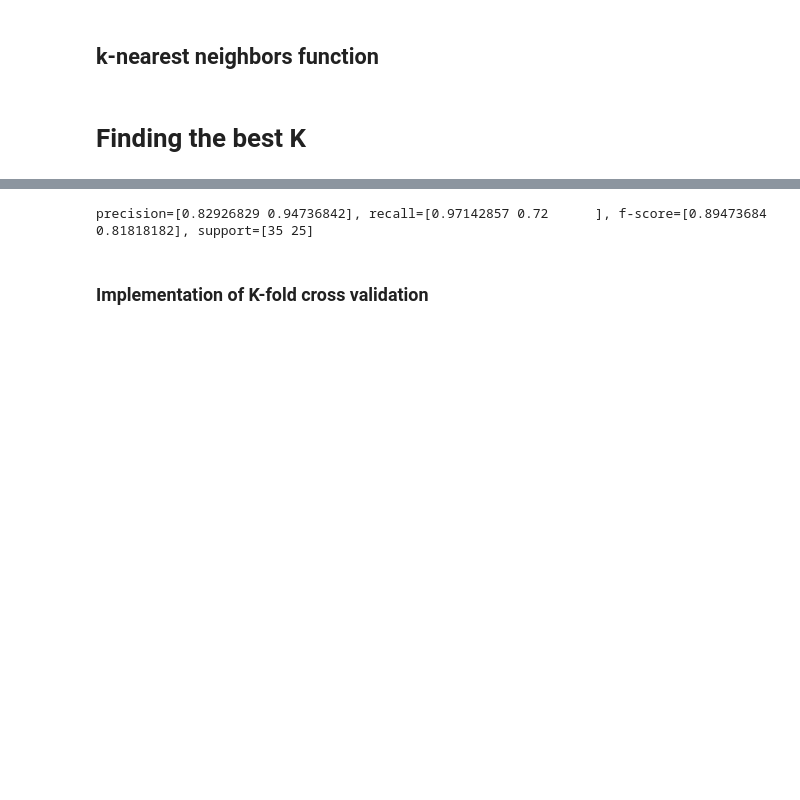
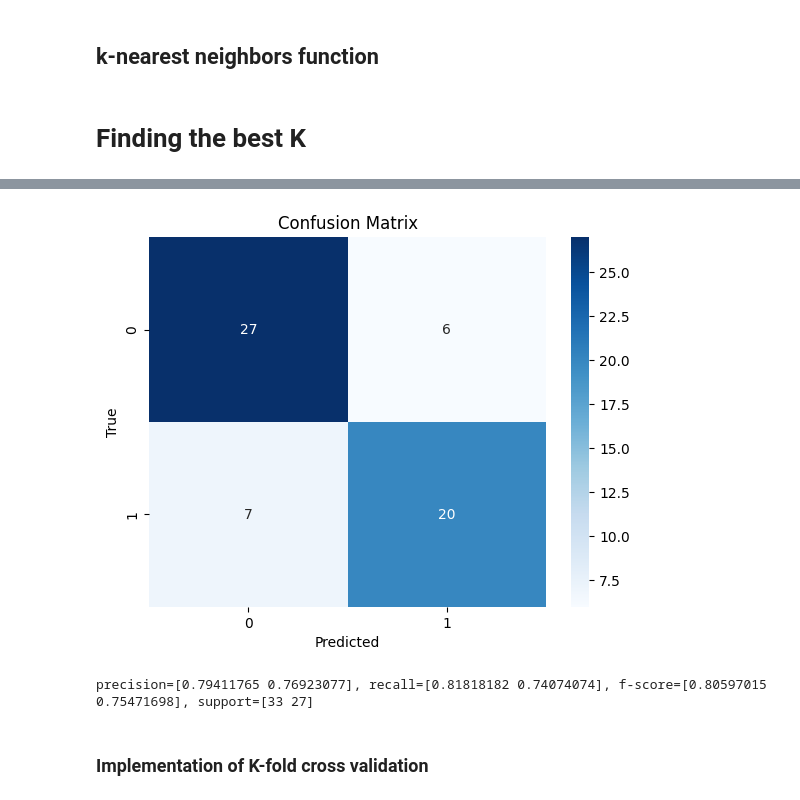
Before and after one commit to sadrajafari/cs5830_project4, a Jupyter notebook: project4.ipynb, the cells around one changed output, grey strips where cells are left out. Cells and saved outputs as stored; diff of their text form; code cells hidden in the pictures; blank space fills up the shorter version.

```diff
--- a/project4.ipynb
+++ b/project4.ipynb
@@ -130,8 +141,9 @@ Text(0, 0.5, 'f-score')
 # %%
-result = knn(best_K, X_train, y_train, X_test, y_test)
+result = knn(best_K, X_train, y_train, X_test, y_test, show_confusion=True)
 print(f'precision={result[0]}, recall={result[1]}, f-score={result[2]}, support={result[3]}')
 # %% [output]
+[figure, added]
-precision=[0.82926829 0.94736842], recall=[0.97142857 0.72      ], f-score=[0.89473684 0.81818182], support=[35 25]
+precision=[0.79411765 0.76923077], recall=[0.81818182 0.74074074], f-score=[0.80597015 0.75471698], support=[33 27]
 # %% [markdown]
 ### Implementation of K-fold cross validation
 # %%
```
Also changed, not shown: parts of 7 cells of this notebook.
